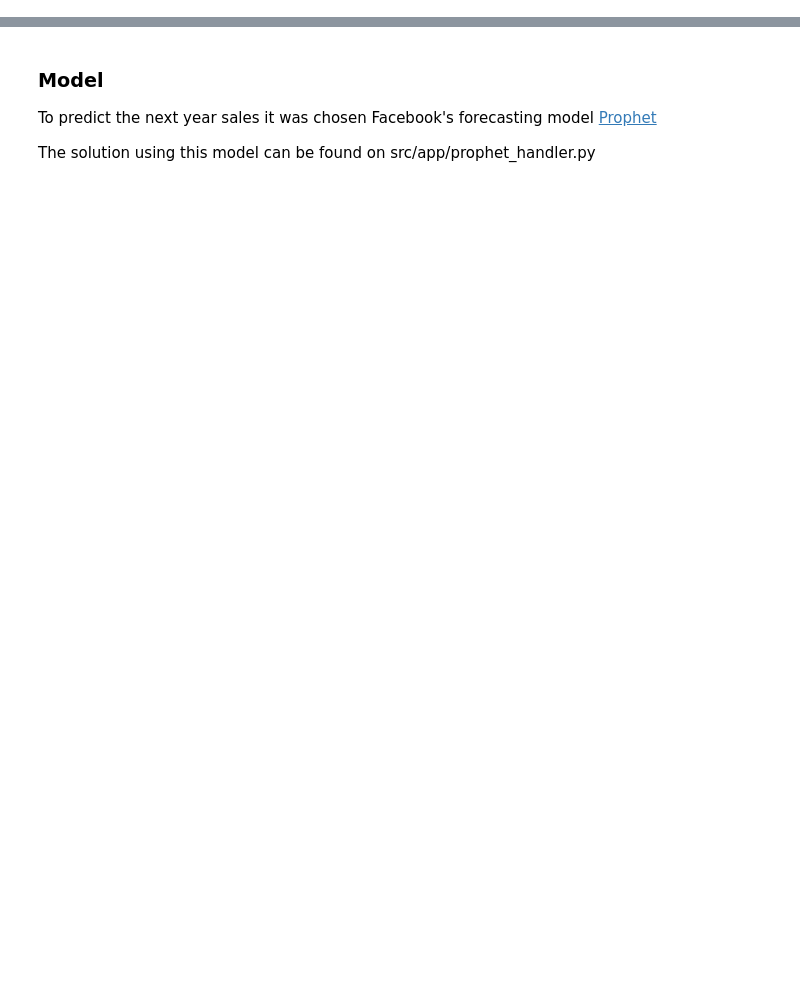
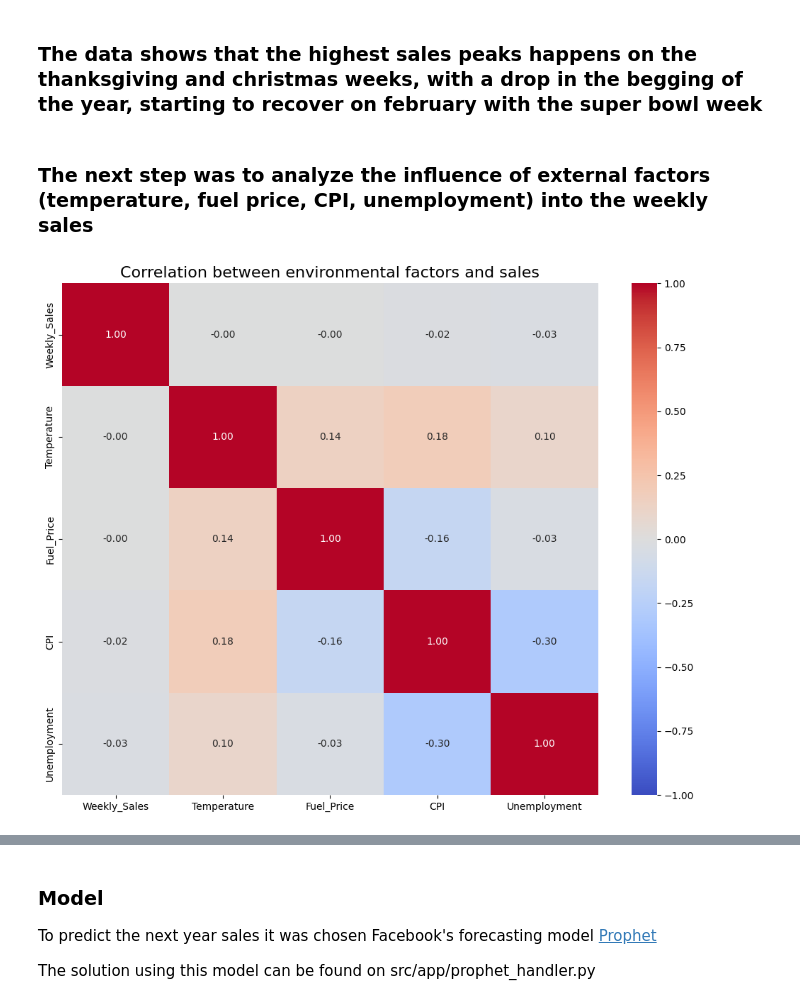
Before and after one commit to jpgianfaldoni/challenge-mle, a Jupyter notebook: presentation/final_presentation.ipynb, the cells around one changed output, grey strips where cells are left out. Cells and saved outputs as stored; diff of their text form; code cells hidden in the pictures; blank space fills up the shorter version.

```diff
--- a/presentation/final_presentation.ipynb
+++ b/presentation/final_presentation.ipynb
@@ -44,0 +93,14 @@ df.head()
+# %% [markdown]
+### The data shows that the highest sales peaks happens on the thanksgiving and christmas weeks, with a drop in the begging of the year, starting to recover on february with the super bowl week
+# %% [markdown]
+### The next step was to analyze the influence of external factors (temperature, fuel price, CPI, unemployment) into the weekly sales
+# %%
+df_corr = df[['Weekly_Sales', 'Temperature', 'Fuel_Price', 'CPI', 'Unemployment']]
+correlation_matrix = df_corr.corr()
+plt.figure(figsize=(10, 8))
+sns.heatmap(correlation_matrix, annot=True, cmap='coolwarm', fmt='.2f', vmin=-1, vmax=1, cbar=True)
+plt.title('Correlation between environmental factors and sales', fontsize=16)
+plt.tight_layout()
+plt.show()
+# %% [output]
+[figure, added]
```
Also changed, not shown: parts of 63 cells of this notebook, 12 other files.
